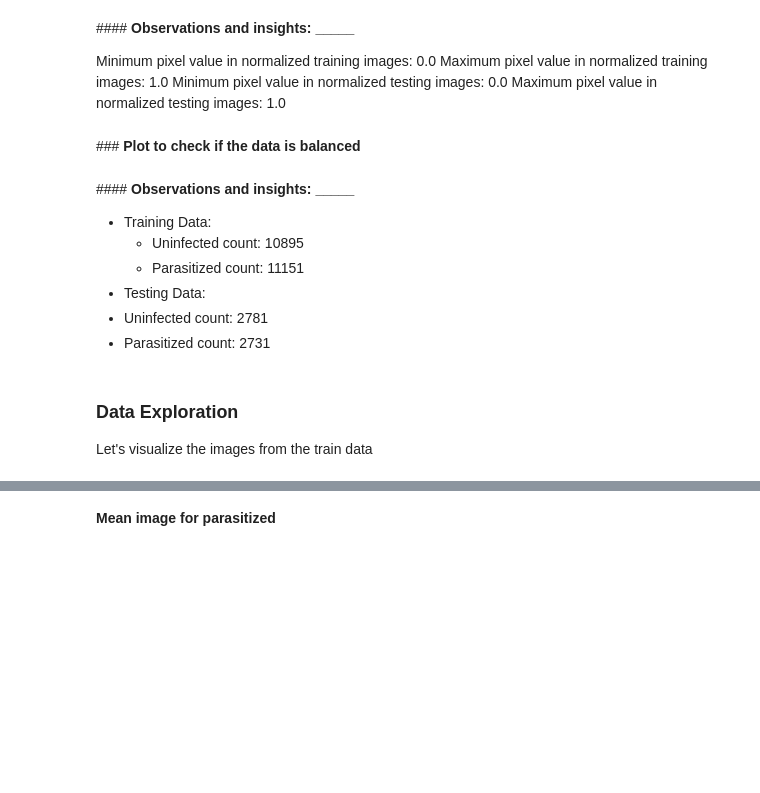
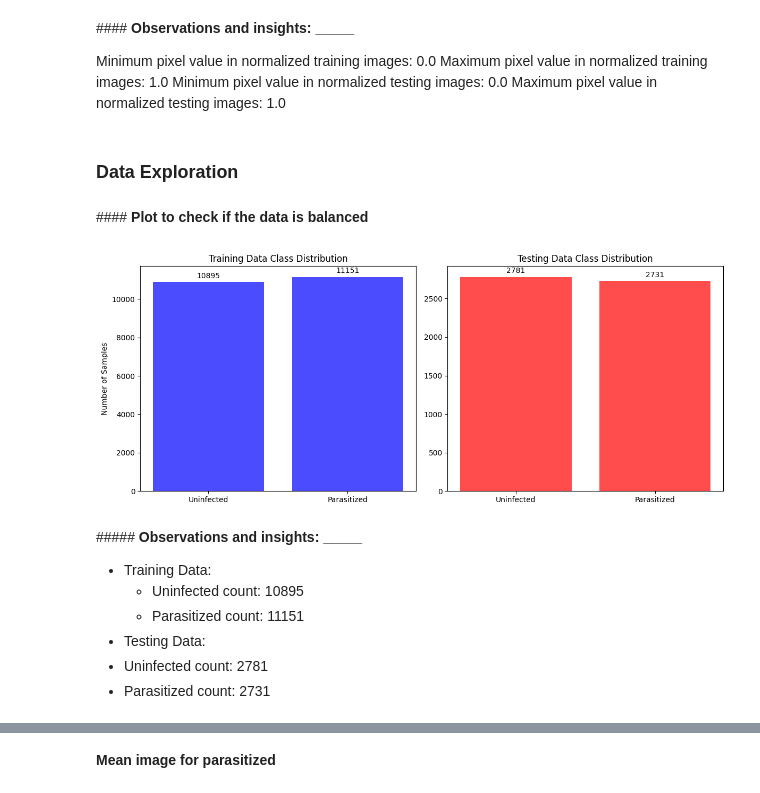
Before and after one commit to oigwe-frx/Final_Project_Malaria_Detection_Full_Code, a Jupyter notebook: Final_Malaria_Detection_Full_Code.ipynb, the cells around one changed output, grey strips where cells are left out. Drawn from its saved outputs; the diff is of its cells as text; code cells hidden in the pictures; blank space fills up the shorter version.

```diff
--- a/Final_Malaria_Detection_Full_Code.ipynb
+++ b/Final_Malaria_Detection_Full_Code.ipynb
@@ -272,25 +288,44 @@ Minimum pixel value in normalized training images: 0.0
 Maximum pixel value in normalized training images: 1.0
 Minimum pixel value in normalized testing images: 0.0
 Maximum pixel value in normalized testing images: 1.0
+# %% [markdown]
+### <b>Data Exploration
 # %% [markdown]
-###<b> Plot to check if the data is balanced
+####<b> Plot to check if the data is balanced
 # %%
-# Count the number of each class in the training and testing datasets
-train_class_counts = [len(y_train[y_train == 0]), len(y_train[y_train == 1])]
-test_class_counts = [len(y_test[y_test == 0]), len(y_test[y_test == 1])]
+train_class_counts = np.bincount(y_train)
+test_class_counts = np.bincount(y_test)
 
-# Labels for the classes
 class_labels = ['Uninfected', 'Parasitized']
 
-# Create subplots for the training and testing datasets
 plt.figure(figsize=(12, 5))
+
+# Training data plot
 plt.subplot(1, 2, 1)
-plt.bar(class_labels, train_class_counts, color='b', alpha=0.7)
+bars = plt.bar(class_labels, train_class_counts, color='b', alpha=0.7)
 plt.title('Training Data Class Distribution')
+plt.ylabel('Number of Samples')
+for bar, count in zip(bars, train_class_counts):
+    height = bar.get_height()
+    plt.annotate('{}'.format(count),
+                 xy=(bar.get_x() + bar.get_width() / 2, height),
+                 xytext=(0, 3),  # 3 points vertical offset
+                 textcoords="offset points",
+                 ha='center', va='bottom')
 
+# Testing data plot
 plt.subplot(1, 2, 2)
-plt.bar(class_labels, test_class_counts, color='r', alpha=0.7)
+bars = plt.bar(class_labels, test_class_counts, color='r', alpha=0.7)
 plt.title('Testing Data Class Distribution')
+for bar, count in zip(bars, test_class_counts):
+    height = bar.get_height()
+    plt.annotate('{}'.format(count),
+                 xy=(bar.get_x() + bar.get_width() / 2, height),
+                 xytext=(0, 3),  # 3 points vertical offset
+                 textcoords="offset points",
+                 ha='center', va='bottom')
 
 plt.tight_layout()
 plt.show()
+# %% [output]
+[figure, added]
@@ -313,11 +332,8 @@ print("Parasitized count:", test_infected_count)
 # %% [markdown]
-####<b> Observations and insights: _____</b>
+#####<b> Observations and insights: _____</b>
 - Training Data:
   - Uninfected count: 10895
   - Parasitized count: 11151
 - Testing Data:
  - Uninfected count: 2781
   - Parasitized count: 2731
-# %% [markdown]
-### <b>Data Exploration</b>
-Let's visualize the images from the train data
```
Also changed, not shown: parts of 23 cells of this notebook.
